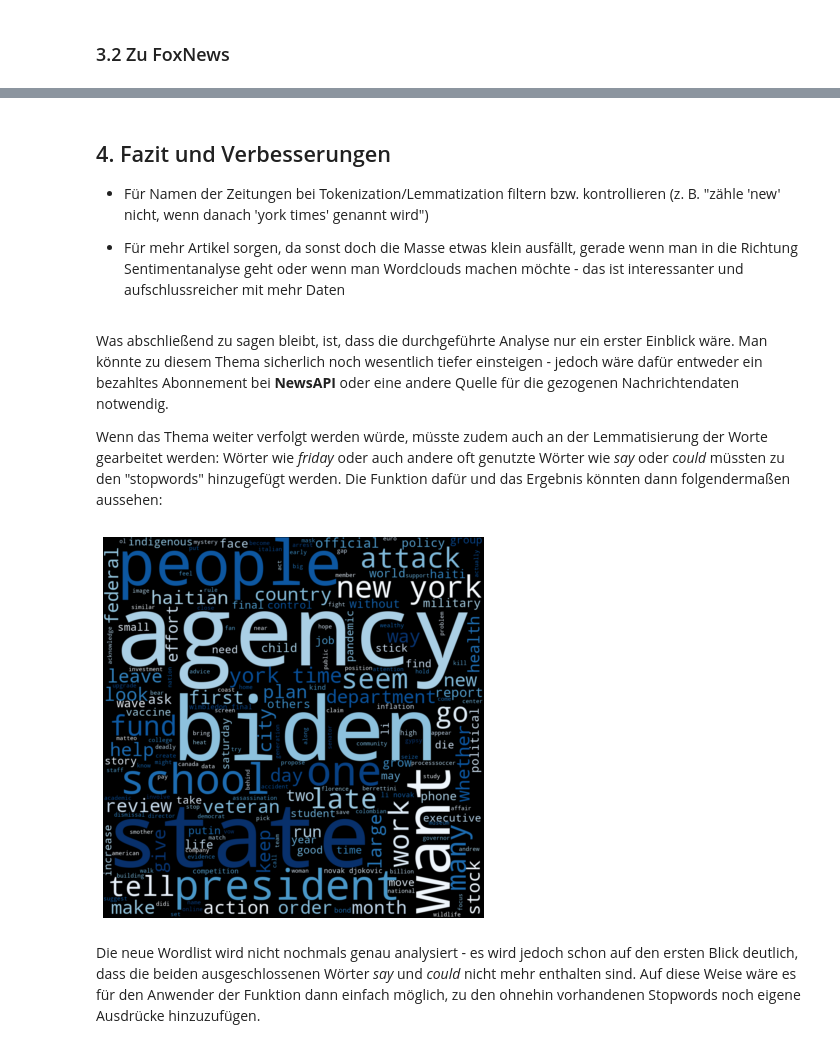
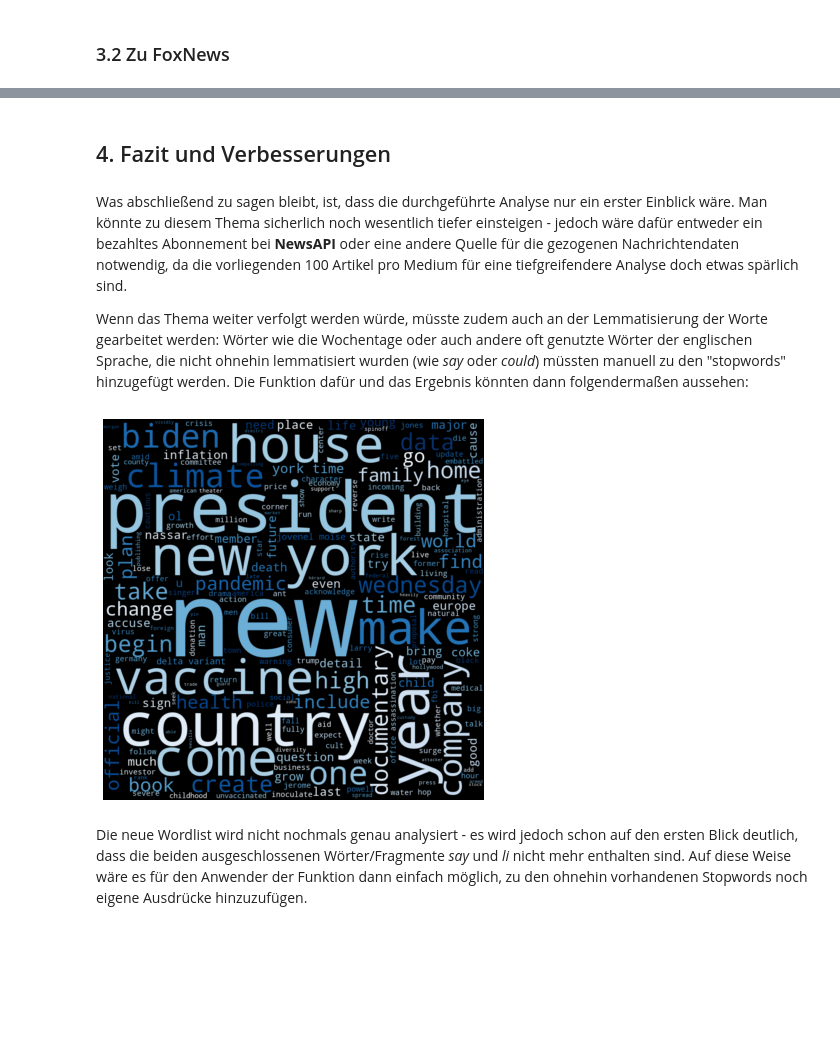
Before and after one commit to FWisniewski44/data-scraping-2021, a Jupyter notebook: Abschlussportfolio_Florian_Wisniewski.ipynb, the cells around one changed output, grey strips where cells are left out. Saved outputs shown, nothing was run; the diff lists cells and outputs as text; code cells hidden in the pictures; blank space fills up the shorter version.

```diff
--- a/Abschlussportfolio_Florian_Wisniewski.ipynb
+++ b/Abschlussportfolio_Florian_Wisniewski.ipynb
@@ -380,13 +410,9 @@ Doch auch hier ist, wie bei der NYT, feststellbar, dass das Coronavirus und die
 # %% [markdown]
 ## 4. Fazit und Verbesserungen
-
-+ Für Namen der Zeitungen bei Tokenization/Lemmatization filtern bzw. kontrollieren (z. B. "zähle 'new' nicht, wenn danach 'york times' genannt wird")
-
-+ Für mehr Artikel sorgen, da sonst doch die Masse etwas klein ausfällt, gerade wenn man in die Richtung Sentimentanalyse geht oder wenn man Wordclouds machen möchte - das ist interessanter und aufschlussreicher mit mehr Daten
 # %% [markdown]
-Was abschließend zu sagen bleibt, ist, dass die durchgeführte Analyse nur ein erster Einblick wäre. Man könnte zu diesem Thema sicherlich noch wesentlich tiefer einsteigen - jedoch wäre dafür entweder ein bezahltes Abonnement bei **NewsAPI** oder eine andere Quelle für die gezogenen Nachrichtendaten notwendig.
+Was abschließend zu sagen bleibt, ist, dass die durchgeführte Analyse nur ein erster Einblick wäre. Man könnte zu diesem Thema sicherlich noch wesentlich tiefer einsteigen - jedoch wäre dafür entweder ein bezahltes Abonnement bei **NewsAPI** oder eine andere Quelle für die gezogenen Nachrichtendaten notwendig, da die vorliegenden 100 Artikel pro Medium für eine tiefgreifendere Analyse doch etwas spärlich sind.
 
-Wenn das Thema weiter verfolgt werden würde, müsste zudem auch an der Lemmatisierung der Worte gearbeitet werden: Wörter wie *friday* oder auch andere oft genutzte Wörter wie *say* oder *could* müssten zu den "stopwords" hinzugefügt werden. Die Funktion dafür und das Ergebnis könnten dann folgendermaßen aussehen:
+Wenn das Thema weiter verfolgt werden würde, müsste zudem auch an der Lemmatisierung der Worte gearbeitet werden: Wörter wie die Wochentage oder auch andere oft genutzte Wörter der englischen Sprache, die nicht ohnehin lemmatisiert wurden (wie *say* oder *could*) müssten manuell zu den "stopwords" hinzugefügt werden. Die Funktion dafür und das Ergebnis könnten dann folgendermaßen aussehen:
 # %%
 def wordcloud_erstellen_stopwords(wortliste, stops):
     ## mit den nächsten beiden Zeilen könnten dann eigene stopwords angegeben werden
@@ -398,10 +424,10 @@ def wordcloud_erstellen_stopwords(wortliste, stops):
     plt.imshow(wordcloud, interpolation="bilinear")
     plt.axis("off")
     plt.show()
-# %%
-wordcloud_erstellen_für(nytimes_text, stops=["say", "could"])
-# %% [output]
-[figure, removed]
+# %%
+wordcloud_erstellen_stopwords(wortliste=nytimes_text, stops=["say", "li"])
+# %% [output]
+[figure, added]
 # %% [markdown]
-Die neue Wordlist wird nicht nochmals genau analysiert - es wird jedoch schon auf den ersten Blick deutlich, dass die beiden ausgeschlossenen Wörter *say* und *could* nicht mehr enthalten sind. Auf diese Weise wäre es für den Anwender der Funktion dann einfach möglich, zu den ohnehin vorhandenen Stopwords noch eigene Ausdrücke hinzuzufügen.
+Die neue Wordlist wird nicht nochmals genau analysiert - es wird jedoch schon auf den ersten Blick deutlich, dass die beiden ausgeschlossenen Wörter/Fragmente *say* und *li* nicht mehr enthalten sind. Auf diese Weise wäre es für den Anwender der Funktion dann einfach möglich, zu den ohnehin vorhandenen Stopwords noch eigene Ausdrücke hinzuzufügen.
 # %% [markdown]
```
Also changed, not shown: parts of 18 cells of this notebook.
